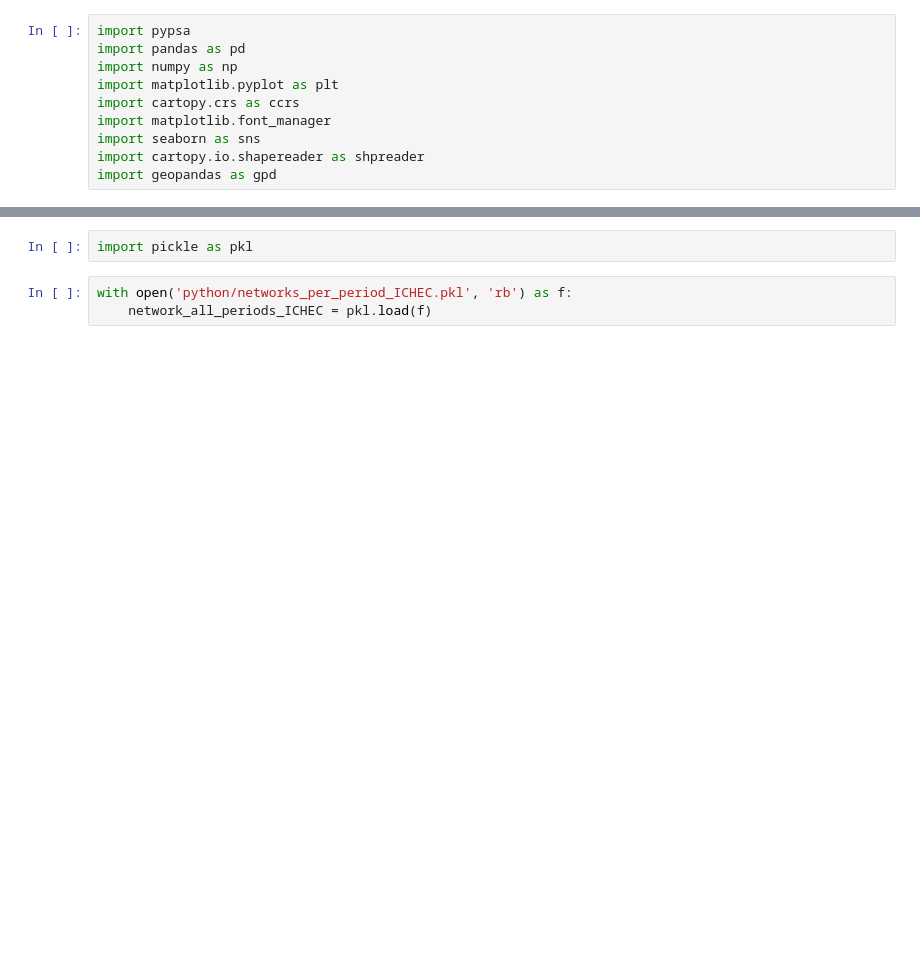
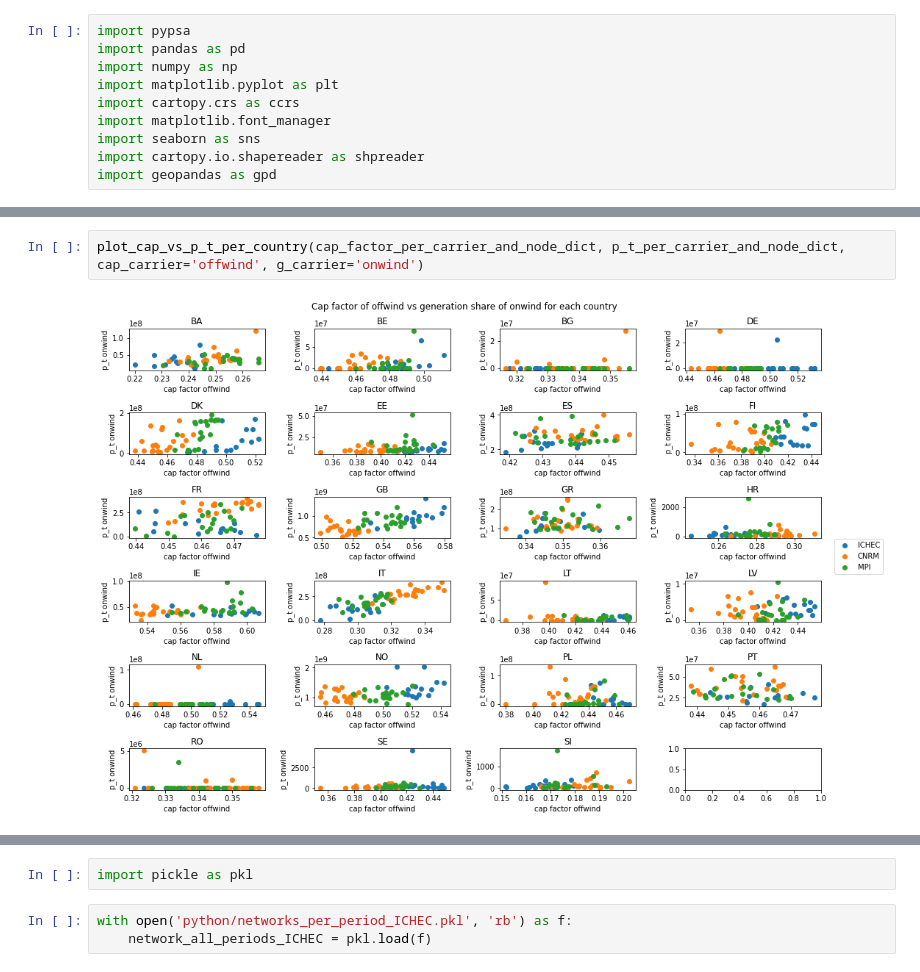
Before and after one commit to 2021-Energy-Climate-Hackathon/group_5, a Jupyter notebook: eval_cap_factor_vs_p_nom_opt_jp.ipynb, the cells around one changed output, grey strips where cells are left out. Saved outputs shown, nothing was run; the diff lists cells and outputs as text; blank space fills up the shorter version.

```diff
--- a/eval_cap_factor_vs_p_nom_opt_jp.ipynb
+++ b/eval_cap_factor_vs_p_nom_opt_jp.ipynb
@@ -58,0 +228,4 @@ cap_input_per_carrier
+# %%
+plot_cap_vs_p_t_per_country(cap_factor_per_carrier_and_node_dict, p_t_per_carrier_and_node_dict, cap_carrier='offwind', g_carrier='onwind')
+# %% [output]
+[figure, added]
```
Also changed, not shown: parts of 18 cells of this notebook, 2 other files.
